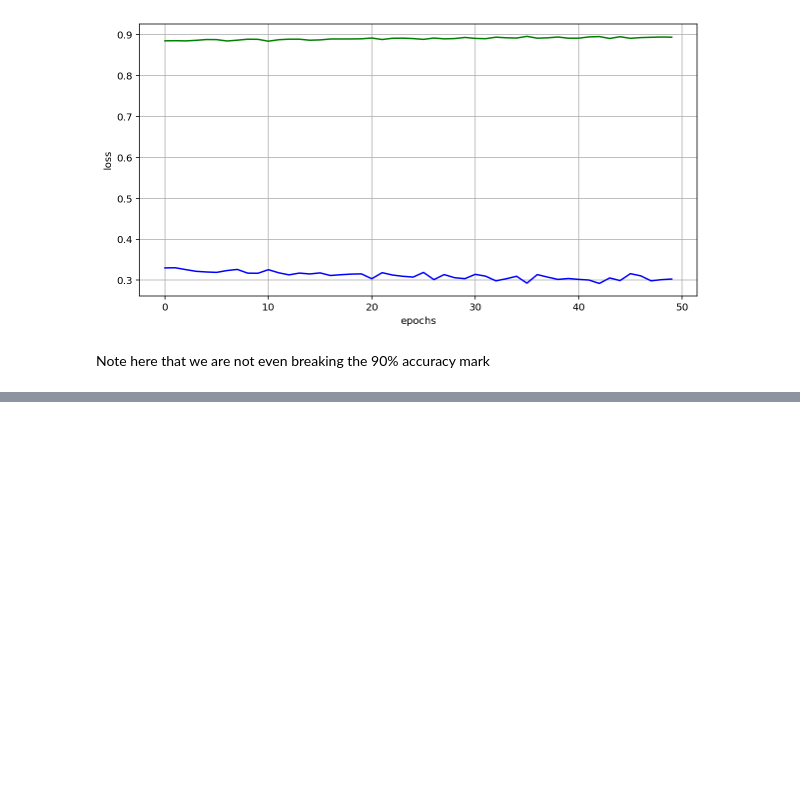
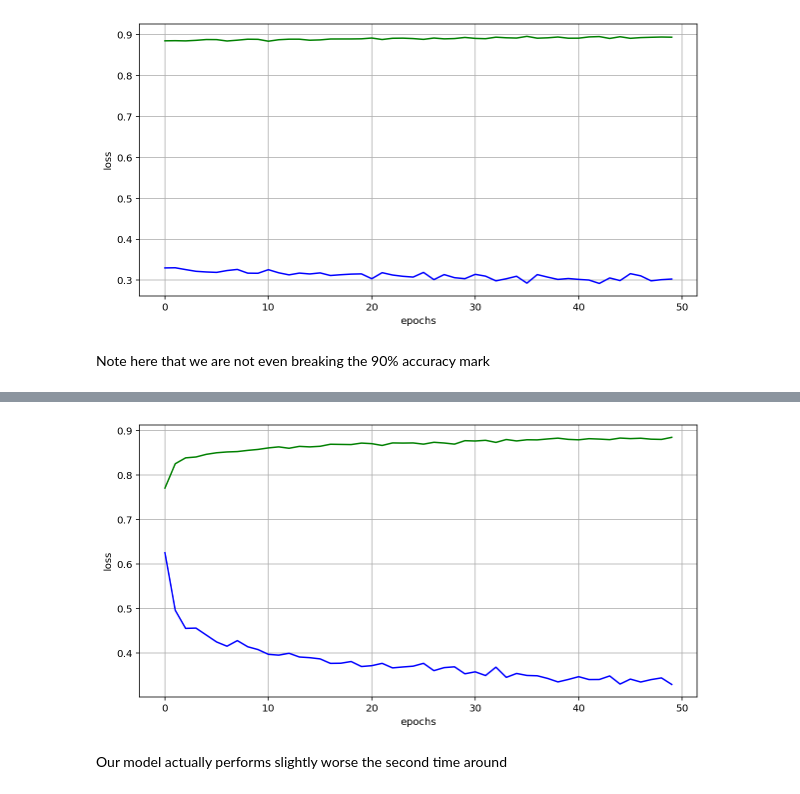
Before and after one commit to QuinMcM/Machine-Learning-Projects, a Jupyter notebook: Fashion MNIST/Fashion MNIST.ipynb, the cells around one changed output, grey strips where cells are left out. Drawn from its saved outputs; the diff is of its cells as text; code cells hidden in the pictures; blank space fills up the shorter version.

```diff
--- a/Fashion MNIST/Fashion MNIST.ipynb
+++ b/Fashion MNIST/Fashion MNIST.ipynb
@@ -113,3 +114,21 @@ plt.show()
 [figure]
 # %% [markdown]
 Note here that we are not even breaking the 90% accuracy mark
+# %%
+# Let's define a new model, but this time with 3 layers, which includes a 'squeeze' layer.
+
+model = Sequential([
+    Flatten(input_shape = (28,28)),
+    Dense(128, activation = 'relu'),
+    Dense(8, activation = 'relu'),
+    Dense(128, activation = 'relu'),
+    Dense(10) # Fully connected output layer
+])
+# %%
+learning_rate = 0.01
+optimizer = tf.keras.optimizers.Adam(learning_rate = learning_rate)
+loss = tf.keras.losses.SparseCategoricalCrossentropy(from_logits = True)
+
+model.compile(optimizer = optimizer, loss = loss, metrics = ['accuracy'])
+# %%
+history = model.fit(train_images, train_labels, epochs = 50)
@@ -115,0 +153,12 @@ Note here that we are not even breaking the 90% accuracy mark
+# %%
+plt.figure(figsize = (10,5))
+plt.plot(history.history["loss"], c = 'b')
+plt.plot(history.history['accuracy'], c = 'g')
+plt.xlabel('epochs')
+plt.ylabel('loss')
+plt.grid(True)
+plt.show()
+# %% [output]
+[figure, added]
+# %% [markdown]
+Our model actually performs slightly worse the second time around
```
Also changed, not shown: parts of 4 cells of this notebook.
